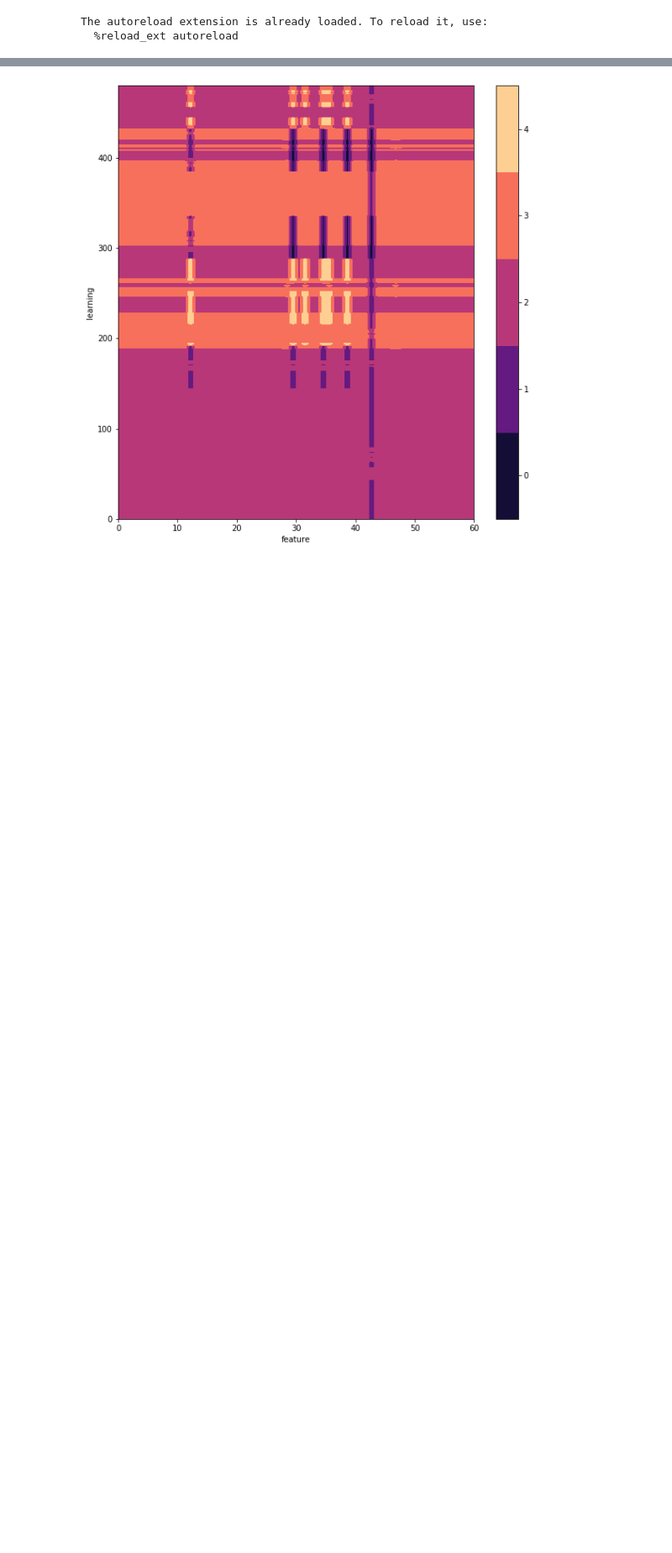
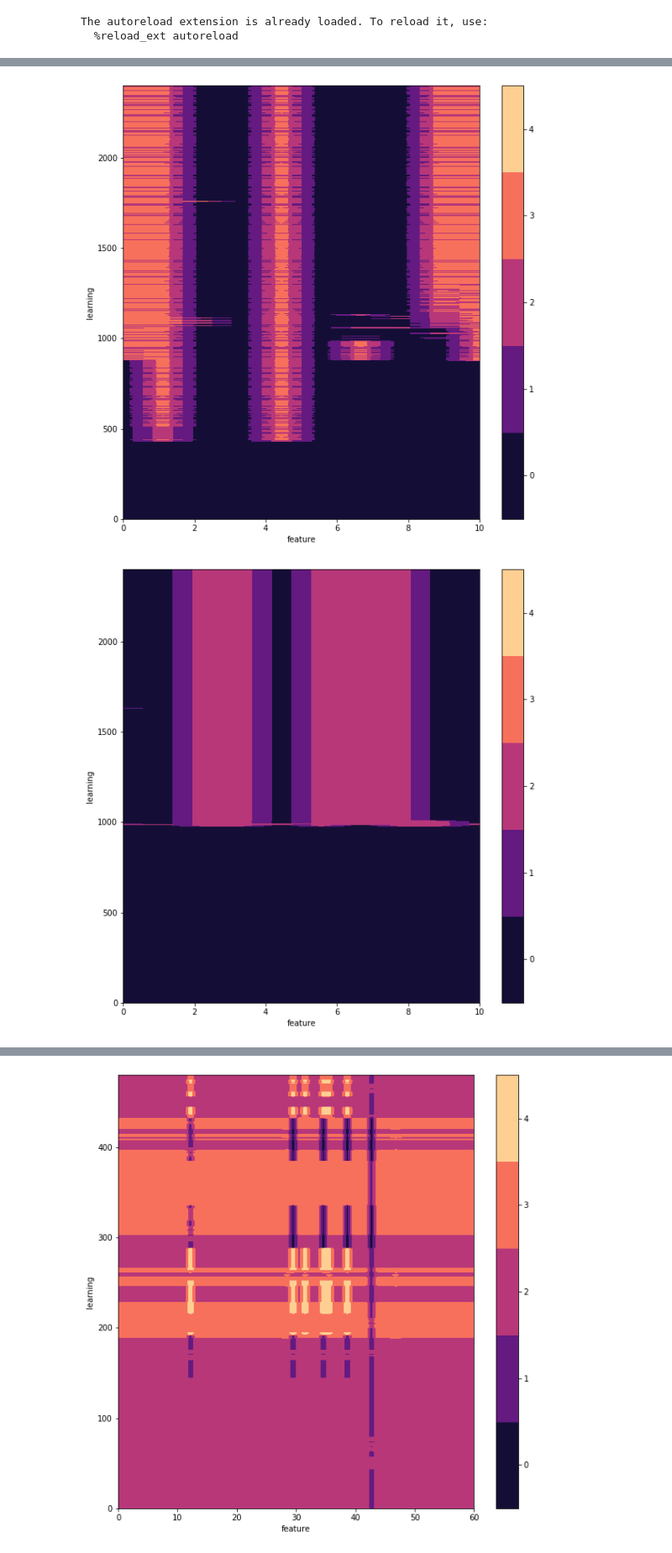
Before and after one commit to caleblu/18847_spring_2020, a Jupyter notebook: project/synthesized_data.ipynb, the cells around one changed output, grey strips where cells are left out. Shown at 84% size. Cells and saved outputs as stored; diff of their text form; code cells hidden in the pictures; blank space fills up the shorter version.

Commit message:
rstdp

```diff
--- a/project/synthesized_data.ipynb
+++ b/project/synthesized_data.ipynb
@@ -93,0 +98,22 @@ test_result = infer_stdp(dataset_context, column)
+# %%
+### Column Initialization ###
+from columns import Column1, Column, SynDataset
+
+voc_size = len(corpus.dictionary.idx2word)
+kwta = int(num_neurons/2)
+
+column1 = Column1(num_neurons, threshold, kwta, 0, rf_size, length, timesteps)
+column2 = Column(num_neurons, threshold, kwta,0,num_neurons,rf_size,timesteps)
+dataset = SynDataset(corpus,spike_input, input,  output, timesteps, ['dog','sits'])
+
+R = torch.zeros((timesteps, num_neurons, voc_size))
+# %%
+input_temp, input_r,  output_r = dataset.__getitem__(1)
+print(input_temp.size())
+print(R[:,:,input_r].size())
+out = column1(input_temp, R[:,:,input_r])
+print(out.size())
+out2 = column2(out)
+print(out2.size())
+column2.rstdp(out, out2, R[:,:,output_r])
+R[:,:,output_r] = out2.squeeze()
@@ -93,0 +125,7 @@ test_result = infer_stdp(dataset_context, column)
+# %%
+from SpykeTorch import snn
+from columns import train_rstdp
+
+num_epochs = 5
+
+result, result_label, R1 = train_rstdp(dataset, column1, column2, num_neurons, num_epochs, R)
@@ -93,0 +134,4 @@ test_result = infer_stdp(dataset_context, column)
+# %%
+labels = np.unique(result_label)
+print(torch.sum(R1, dim=0)[:,labels])
+print(result[result_label==labels[0],:].shape)
@@ -93,0 +150,7 @@ test_result = infer_stdp(dataset_context, column)
+# %%
+for l in labels:
+    plot_mesh(result[result_label==l,:])
+    plt.show()
+# %% [output]
+[figure, added]
+[figure, added]
```
Also changed, not shown: parts of 17 cells of this notebook, 3 other files.
